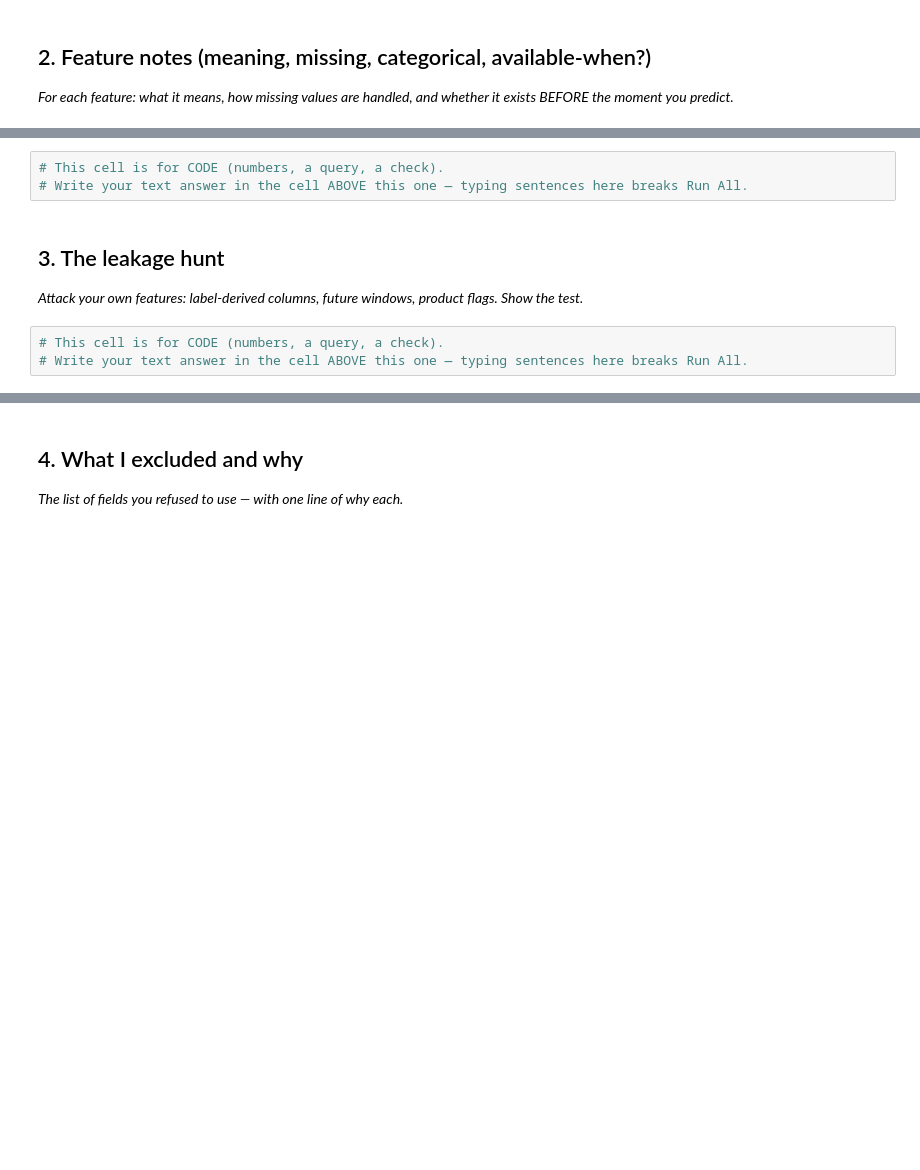
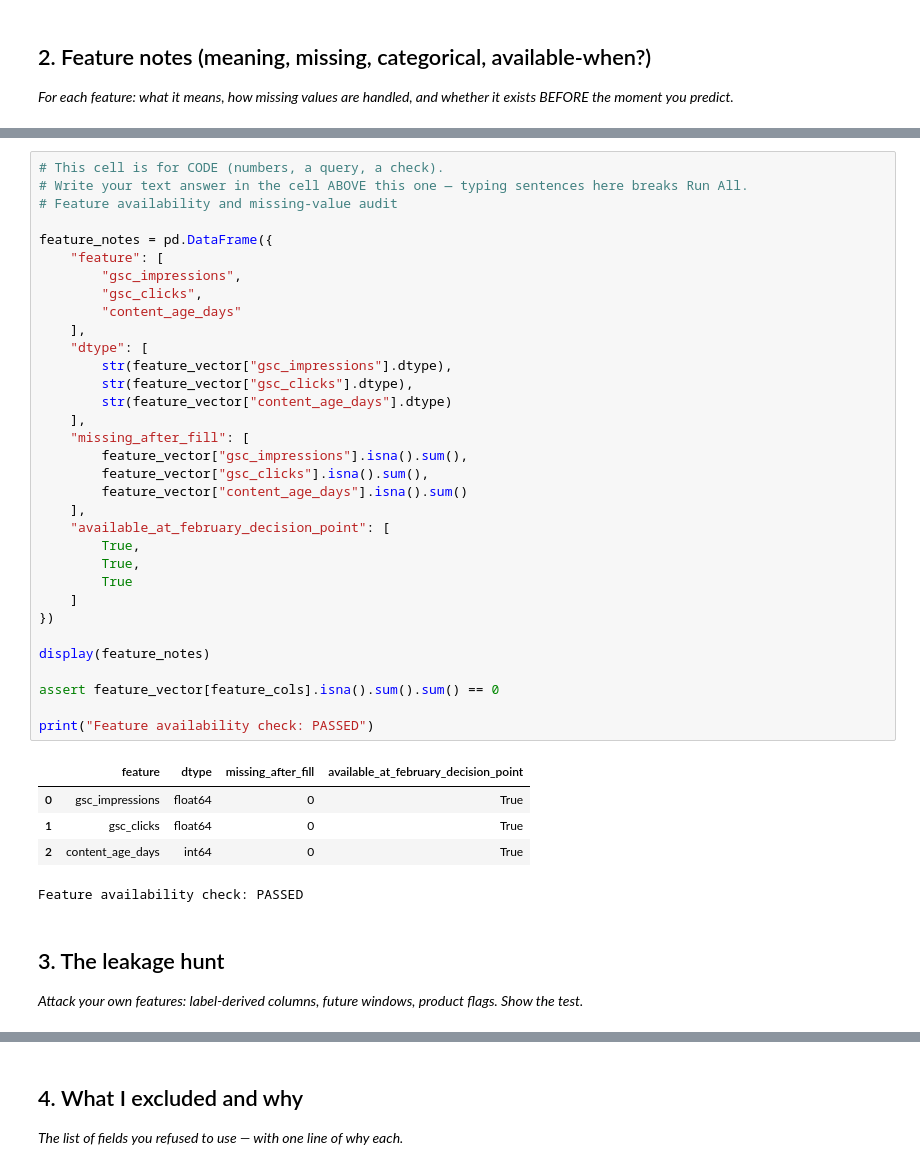
Before and after one commit to afreensumai64/ML-Internship, a Jupyter notebook: work/notebooks/w03_feature_leakage_check.ipynb, the cells around one changed output, grey strips where cells are left out. Drawn from its saved outputs; the diff is of its cells as text; blank space fills up the shorter version.

```diff
--- a/work/notebooks/w03_feature_leakage_check.ipynb
+++ b/work/notebooks/w03_feature_leakage_check.ipynb
@@ -20,10 +156,43 @@ This skeleton is yours to fill. Work the sections **in order** — each one has
 # %%
 # This cell is for CODE (numbers, a query, a check).
 # Write your text answer in the cell ABOVE this one — typing sentences here breaks Run All.
+# Feature availability and missing-value audit
+
+feature_notes = pd.DataFrame({
+    "feature": [
+        "gsc_impressions",
+        "gsc_clicks",
+        "content_age_days"
+    ],
+    "dtype": [
+        str(feature_vector["gsc_impressions"].dtype),
+        str(feature_vector["gsc_clicks"].dtype),
+        str(feature_vector["content_age_days"].dtype)
+    ],
+    "missing_after_fill": [
+        feature_vector["gsc_impressions"].isna().sum(),
+        feature_vector["gsc_clicks"].isna().sum(),
+        feature_vector["content_age_days"].isna().sum()
+    ],
+    "available_at_february_decision_point": [
+        True,
+        True,
+        True
+    ]
+})
+
+display(feature_notes)
+
+assert feature_vector[feature_cols].isna().sum().sum() == 0
+
+print("Feature availability check: PASSED")
+# %% [output]
+|  | feature | dtype | missing_after_fill | available_at_february_decision_point |
+| 0 | gsc_impressions | float64 | 0 | True |
+| 1 | gsc_clicks | float64 | 0 | True |
+| 2 | content_age_days | int64 | 0 | True |
+Feature availability check: PASSED
 # %% [markdown]
 ## 3. The leakage hunt
 
 *Attack your own features: label-derived columns, future windows, product flags. Show the test.*
-# %%
-# This cell is for CODE (numbers, a query, a check).
-# Write your text answer in the cell ABOVE this one — typing sentences here breaks Run All.
```
Also changed, not shown: parts of 11 cells of this notebook.
